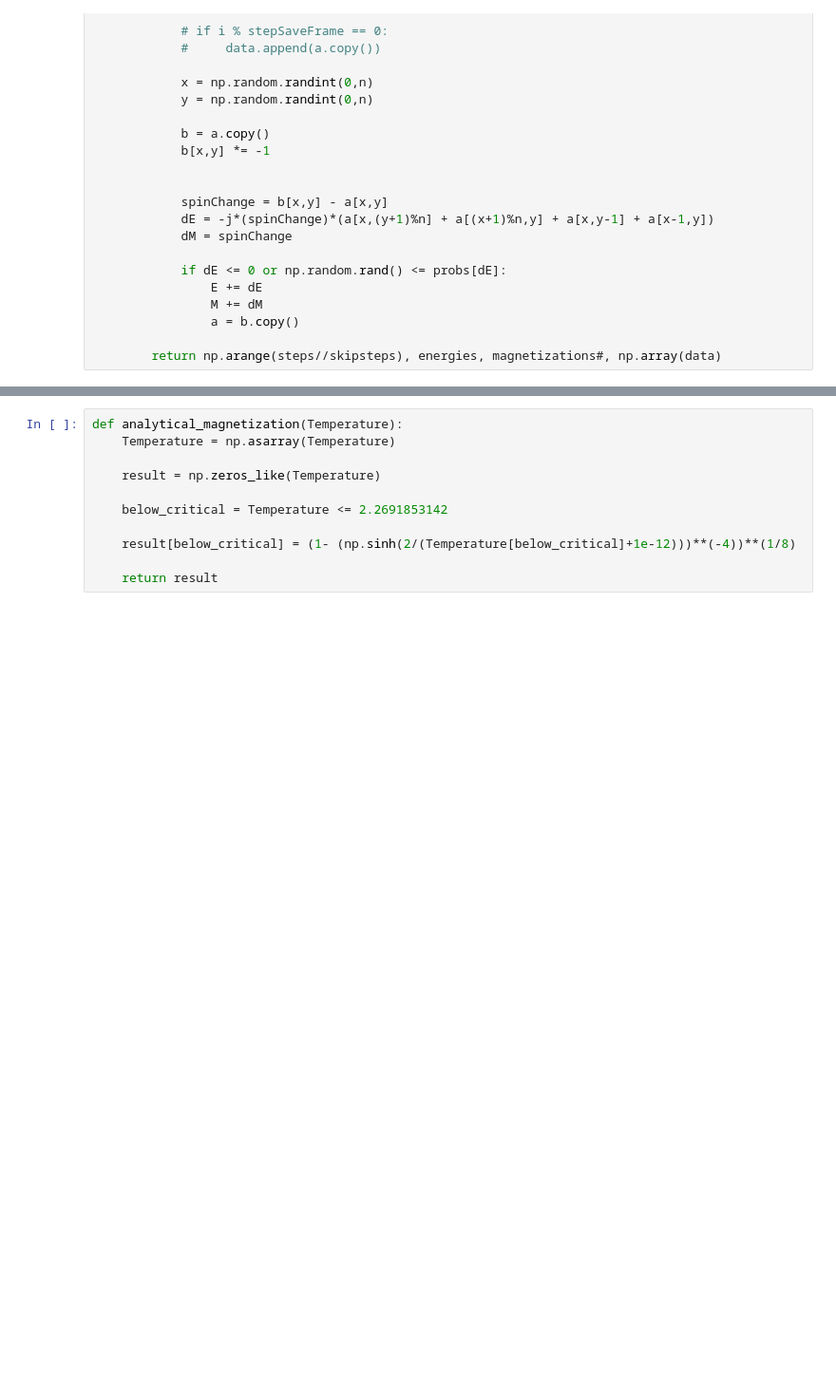
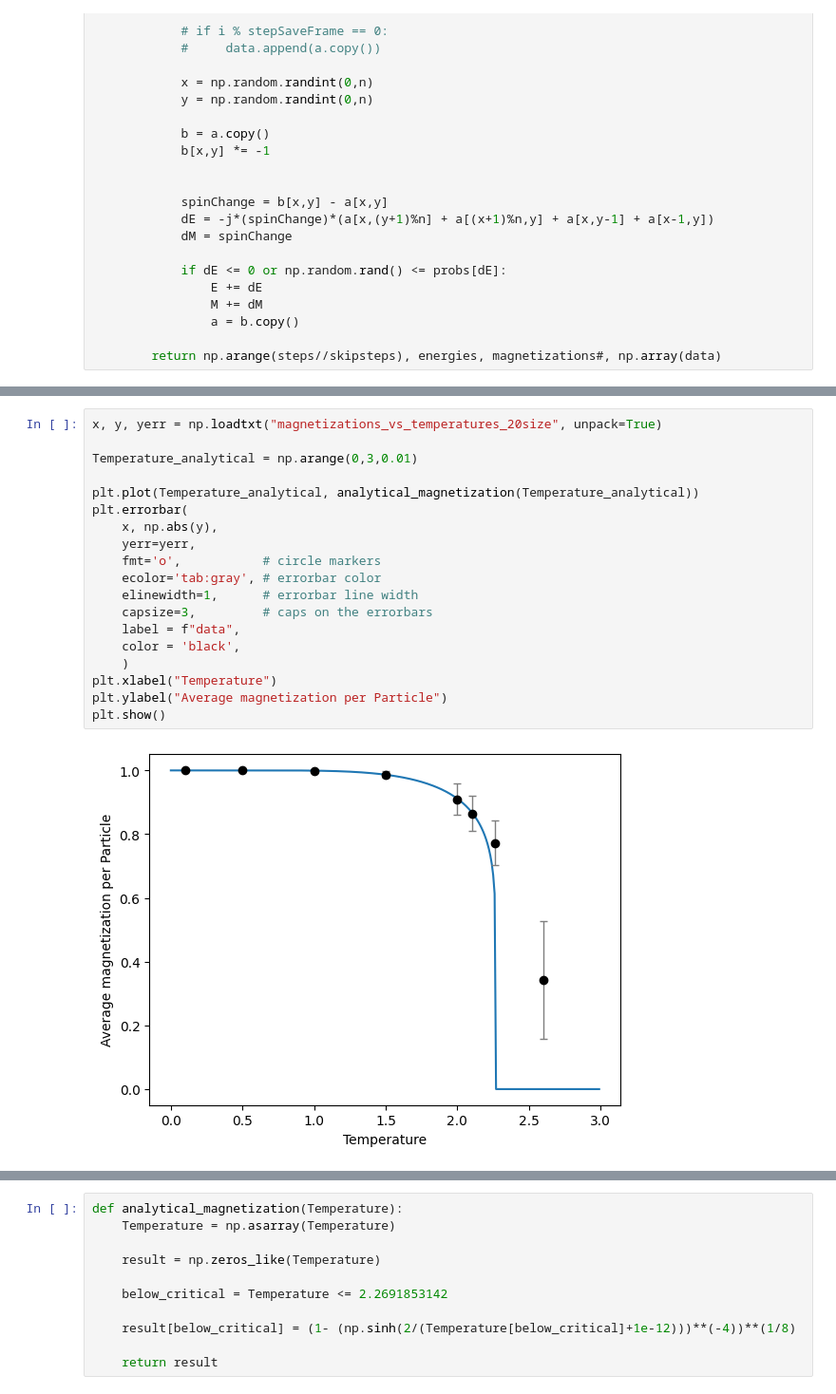
Before and after one commit to jocelas/ACOMP, a Jupyter notebook: sht4/11_2D_ising/ising.ipynb, the cells around one changed output, grey strips where cells are left out. Shown at 95% size. Drawn from its saved outputs; the diff is of its cells as text; blank space fills up the shorter version.

```diff
--- a/sht4/11_2D_ising/ising.ipynb
+++ b/sht4/11_2D_ising/ising.ipynb
@@ -107,0 +150,21 @@ magnetizationError = []
+# %%
+x, y, yerr = np.loadtxt("magnetizations_vs_temperatures_20size", unpack=True)
+
+Temperature_analytical = np.arange(0,3,0.01)
+
+plt.plot(Temperature_analytical, analytical_magnetization(Temperature_analytical))
+plt.errorbar(
+    x, np.abs(y),
+    yerr=yerr,
+    fmt='o',           # circle markers
+    ecolor='tab:gray', # errorbar color
+    elinewidth=1,      # errorbar line width
+    capsize=3,         # caps on the errorbars
+    label = f"data",
+    color = 'black',
+    )
+plt.xlabel("Temperature")
+plt.ylabel("Average magnetization per Particle")
+plt.show()
+# %% [output]
+[figure, added]
```
Also changed, not shown: parts of 9 cells of this notebook, 7 other files.
